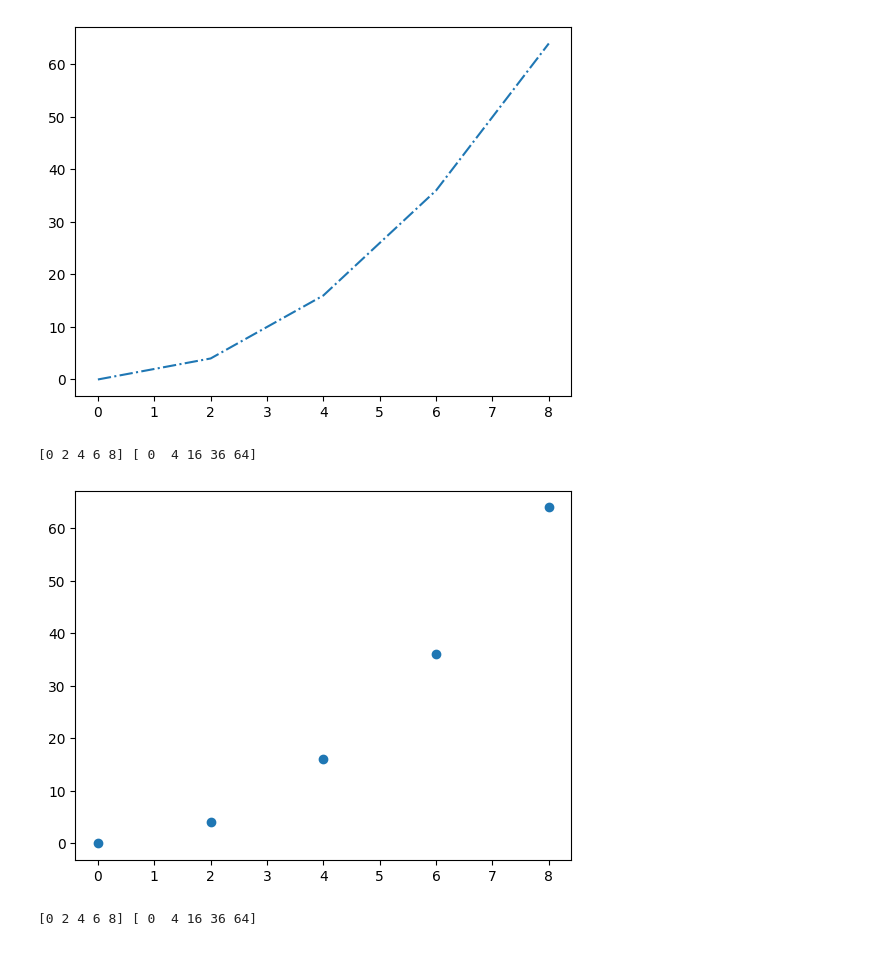
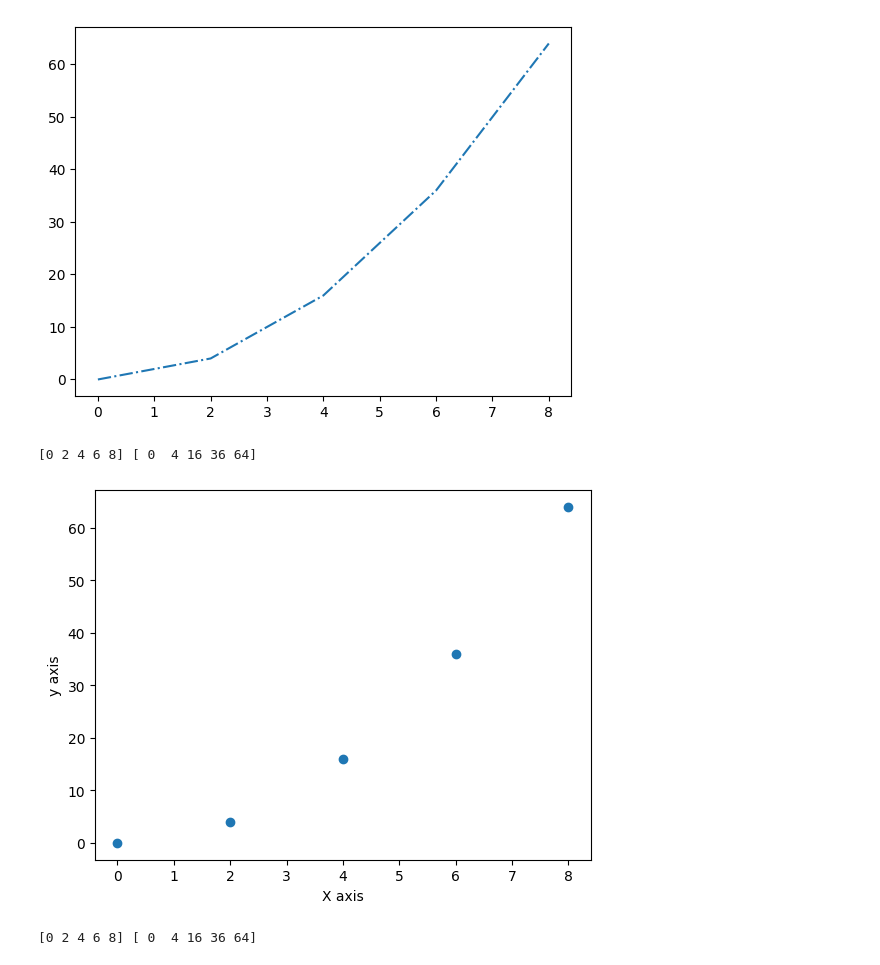
Before and after one commit to Charankumarreddyknde/m, a Jupyter notebook: Untitled-1.ipynb, the cells around one changed output. Drawn from its saved outputs; the diff is of its cells as text; code cells hidden in the pictures.

Commit message:
anothet chart

```diff
--- a/Untitled-1.ipynb
+++ b/Untitled-1.ipynb
@@ -47,12 +48,14 @@ print(x,y)
 # %%
 #Using None
 x=np.arange(0,10,2)
 y=x**2
 plt.plot(x,y,marker='o',ls='none')
+plt.xlabel('X axis')
+plt.ylabel("y axis")
 print(x,y)
 # %% [output]
 [0 2 4 6 8] [ 0  4 16 36 64]
-[figure, old version]
+[figure, new version]
 # %%
 #Line Style ls by default is solid line
 #here i am not define ls so the ls default is solid line
```
Also changed, not shown: parts of 3 cells of this notebook.
